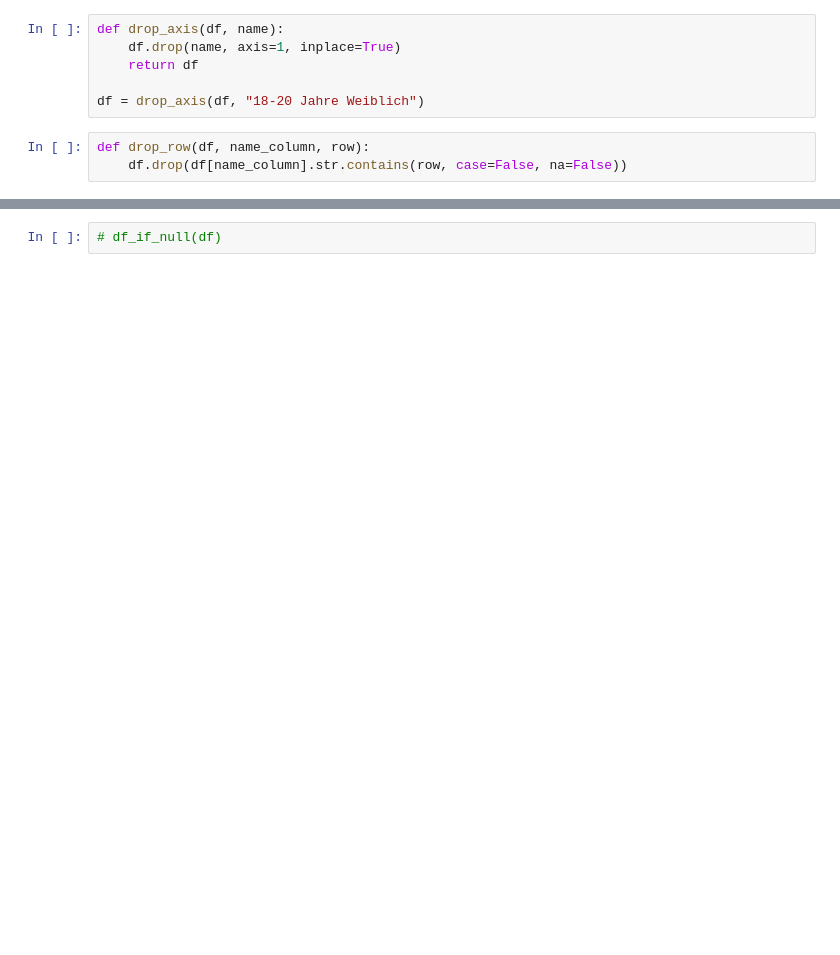
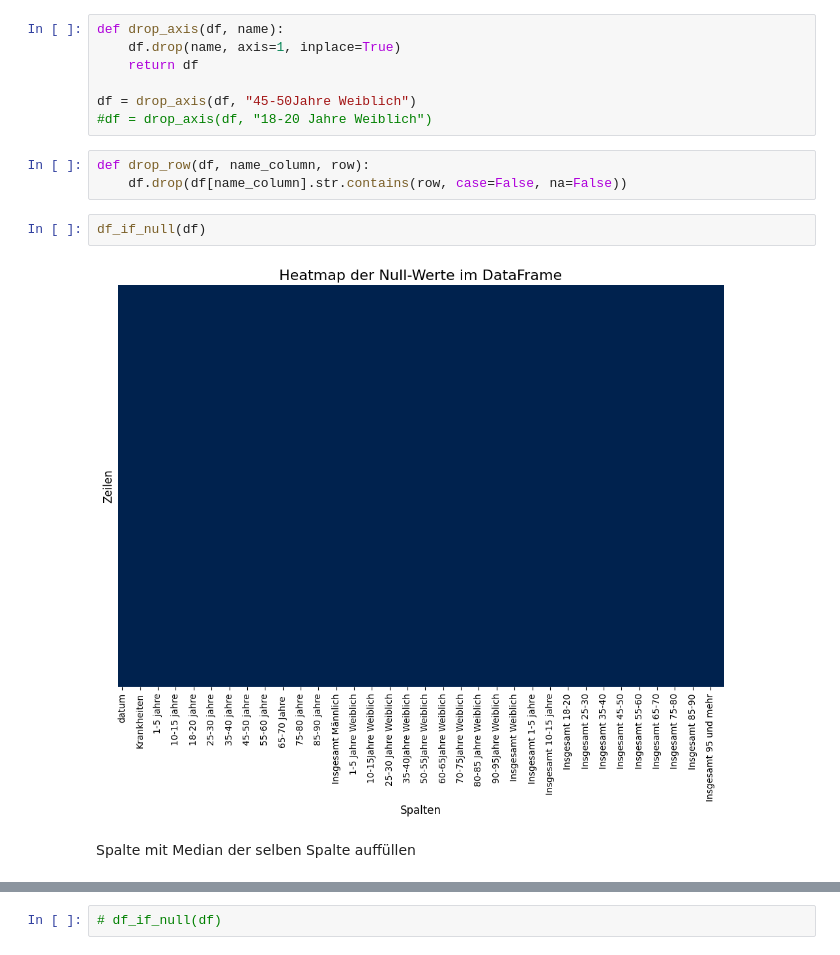
Before and after one commit to D355I/Health-Analytics-mit-Streamlit-Data-Science-Projekt, a Jupyter notebook: code/data_cleanup/get_rid_of_NULL.ipynb, the cells around one changed output, grey strips where cells are left out. Cells and saved outputs as stored; diff of their text form; blank space fills up the shorter version.

```diff
--- a/code/data_cleanup/get_rid_of_NULL.ipynb
+++ b/code/data_cleanup/get_rid_of_NULL.ipynb
@@ -101,7 +104,14 @@ def drop_axis(df, name):
     df.drop(name, axis=1, inplace=True)
     return df
 
-df = drop_axis(df, "18-20 Jahre Weiblich")
+df = drop_axis(df, "45-50Jahre Weiblich")
+#df = drop_axis(df, "18-20 Jahre Weiblich")
 # %%
 def drop_row(df, name_column, row):
     df.drop(df[name_column].str.contains(row, case=False, na=False))
+# %%
+df_if_null(df)
+# %% [output]
+[figure, added]
+# %% [markdown]
+Spalte mit Median der selben Spalte auffüllen
```
Also changed, not shown: parts of 11 cells of this notebook, 16 other files.
